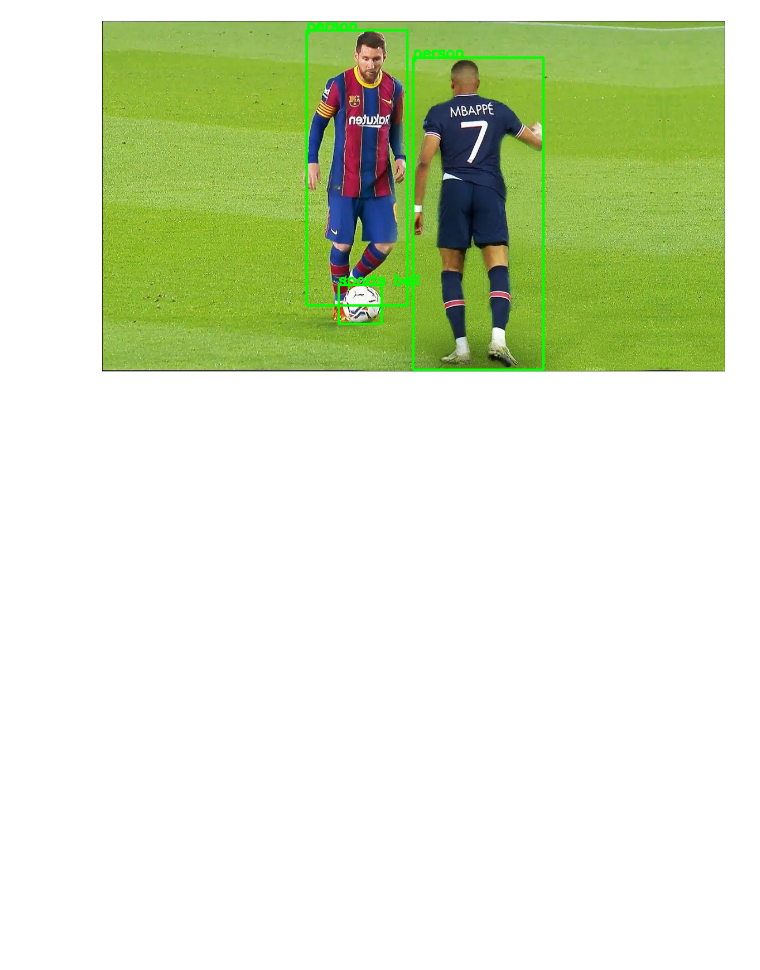
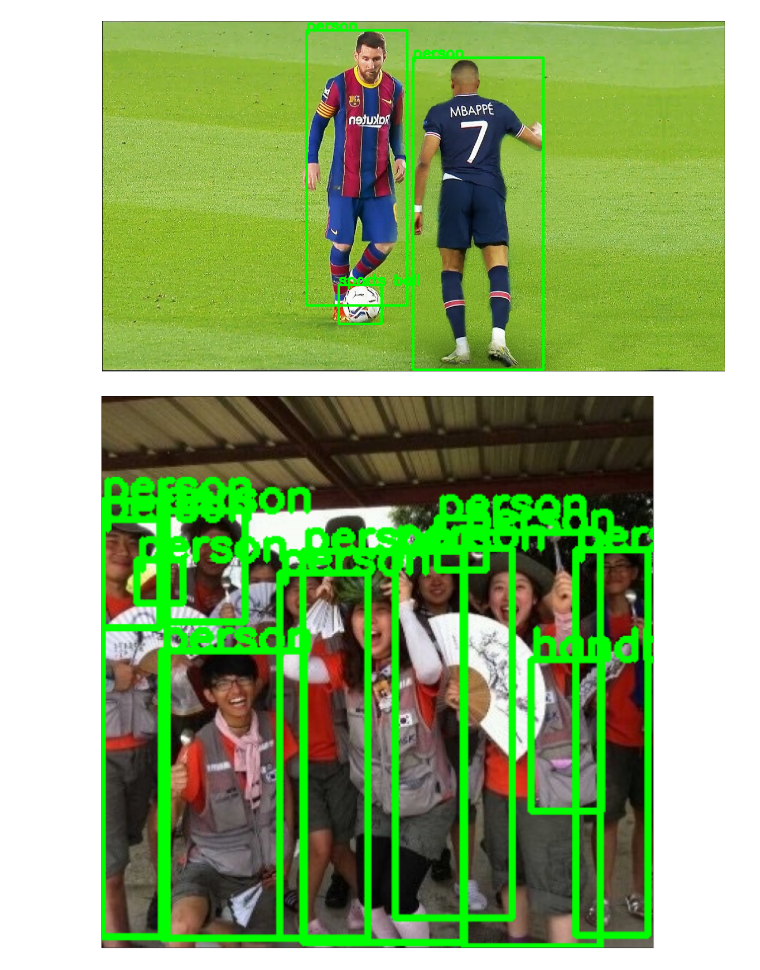
Before and after one commit to akfangus/DeepProject, a Jupyter notebook: object_detection.ipynb, the cells around one changed output. Drawn from its saved outputs; the diff is of its cells as text; code cells hidden in the pictures; blank space fills up the shorter version.

```diff
--- a/object_detection.ipynb
+++ b/object_detection.ipynb
@@ -92,3 +92,7 @@ def object_detection_api(img_path, threshold=0.5, rect_th=3, text_size=3, text_t
 object_detection_api('./images/maxresdefault.jpg', threshold=0.8, text_size=1)
 # %% [output]
 [figure]
+# %%
+object_detection_api('./images/image_sample.jpg', threshold=0.8, text_size=1)
+# %% [output]
+[figure, added]
```
